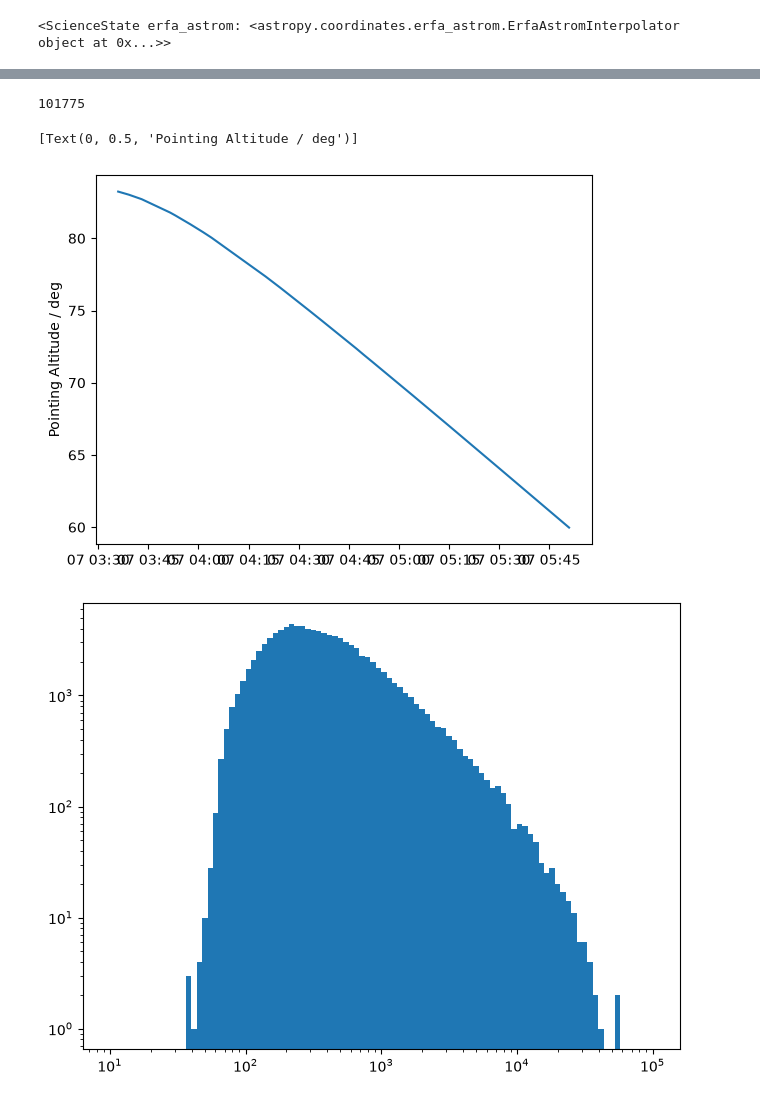
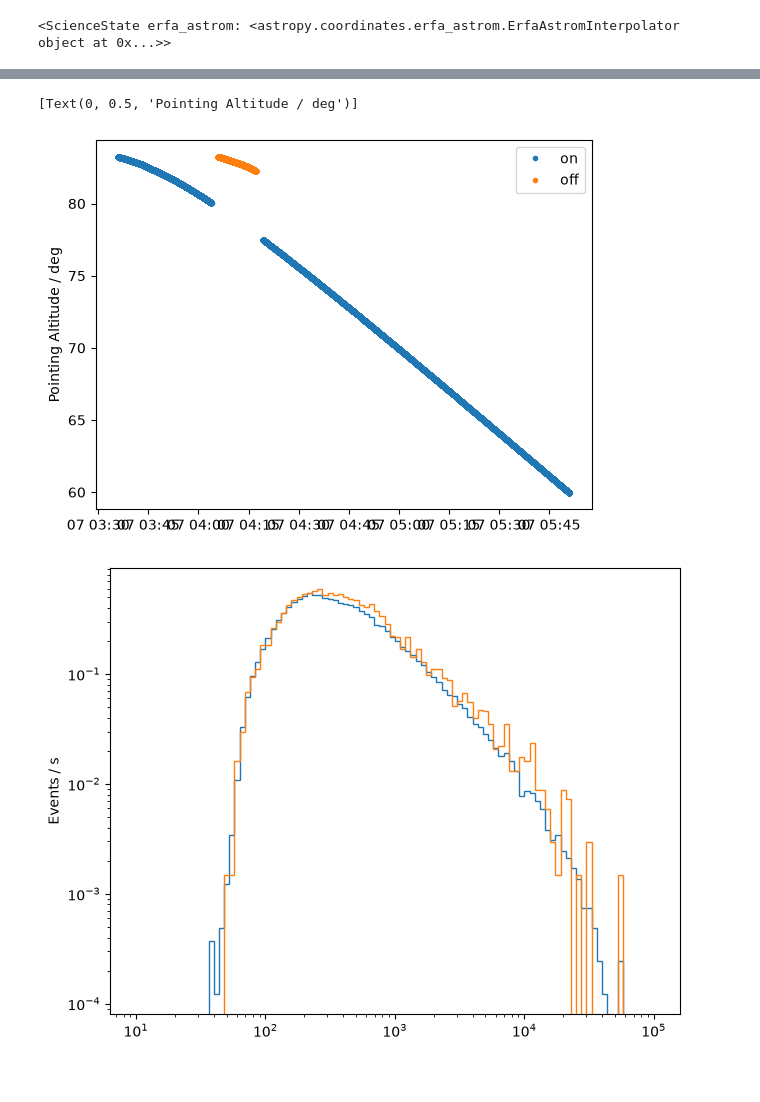
Before and after one commit to maxnoe/whipple-analysis-ctapipe, a Jupyter notebook: alpha.ipynb, the cells around one changed output, grey strips where cells are left out. Saved outputs shown, nothing was run; the diff lists cells and outputs as text; code cells hidden in the pictures.

```diff
--- a/alpha.ipynb
+++ b/alpha.ipynb
@@ -35,46 +61,55 @@ Table length=5
-# %%
-len(events)
-# %% [output]
-101775
 # %%
 # add pointing from individual runs..., maybe merging wasn't so convenient in the end
 
-for col in ("altitude", "azimuth"):
-    events[f"telescope_pointing_{col}"] = u.Quantity(np.zeros(len(events)), u.deg, copy=False)
+for name, dataset in datasets.items():
+    events = dataset["events"]
+    for col in ("altitude", "azimuth"):
+        events[f"telescope_pointing_{col}"] = u.Quantity(np.zeros(len(events)), u.deg, copy=False)
 
-for obs_id in obs["obs_id"]:
-    source = HDF5MonitoringSource(input_files=[f"./build/on/gt{obs_id:06d}.pointing.mon.h5"], timestamp_tolerance="60 s")
+    for obs_id in dataset["obs"]["obs_id"]:
+        source = HDF5MonitoringSource(input_files=[f"./build/{name}/gt{obs_id:06d}.pointing.mon.h5"], timestamp_tolerance="60 s")
 
-    mask = events["obs_id"] == obs_id
-    pointing = source.get_telescope_values(1, events[mask]["time"], TelescopeMonitoringType.TELESCOPE_POINTINGS)
+        mask = events["obs_id"] == obs_id
+        pointing = source.get_telescope_values(1, events[mask]["time"], TelescopeMonitoringType.TELESCOPE_POINTINGS)
 
-    events["telescope_pointing_altitude"][mask] = pointing.alt.to(u.deg)
-    events["telescope_pointing_azimuth"][mask] = pointing.az.to(u.deg)
+        events["telescope_pointing_altitude"][mask] = pointing.alt.to(u.deg)
+        events["telescope_pointing_azimuth"][mask] = pointing.az.to(u.deg)
 
-events["pointing"] = SkyCoord(
-    alt=events["telescope_pointing_altitude"].quantity,
-    az=events["telescope_pointing_azimuth"].quantity,
-    frame=AltAz(obstime=events["time"], location=subarray.reference_location)
-)
+    events["pointing"] = SkyCoord(
+        alt=events["telescope_pointing_altitude"],
+        az=events["telescope_pointing_azimuth"],
+        frame=AltAz(obstime=events["time"], location=subarray.reference_location)
+    )
 # %%
 fig, ax = plt.subplots()
 
-ax.plot(events["time"].to_datetime(), events["pointing"].alt.deg)
+for name, dataset in datasets.items():
+    events = dataset["events"]
+    ax.plot(events["time"].to_datetime(), events["pointing"].alt.deg, '.', label=name)
 
+ax.legend()
 ax.set(ylabel='Pointing Altitude / deg')
 # %% [output]
 [Text(0, 0.5, 'Pointing Altitude / deg')]
-[figure, old version]
+[figure, new version]
 # %%
 fig, ax = plt.subplots(1, 1, layout="constrained")
 
+for name, dataset in datasets.items():
+    events = dataset["events"]
 
-ax.hist(events["hillas_intensity"], bins=np.geomspace(10, 1e5, 101))
-ax.set(xscale="log", yscale="log")
+    ax.hist(
+        events["hillas_intensity"],
+        bins=np.geomspace(10, 1e5, 101),
+        label="name",
+        histtype="step",
+        weights=events["rate_weight"],
+    )
 
+ax.set(xscale="log", yscale="log", ylabel='Events / s')
 None
 # %% [output]
-[figure, old version]
+[figure, new version]
 # %%
 mrk421 = SkyCoord.from_name("Mrk 421")
 # %%
```
Also changed, not shown: parts of 9 cells of this notebook.
